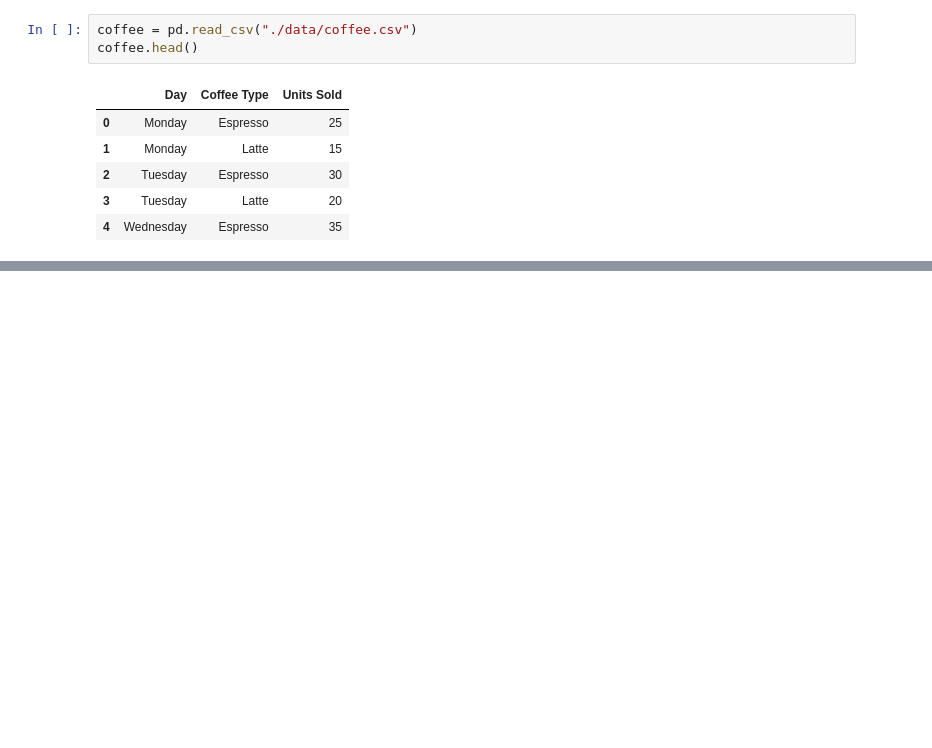
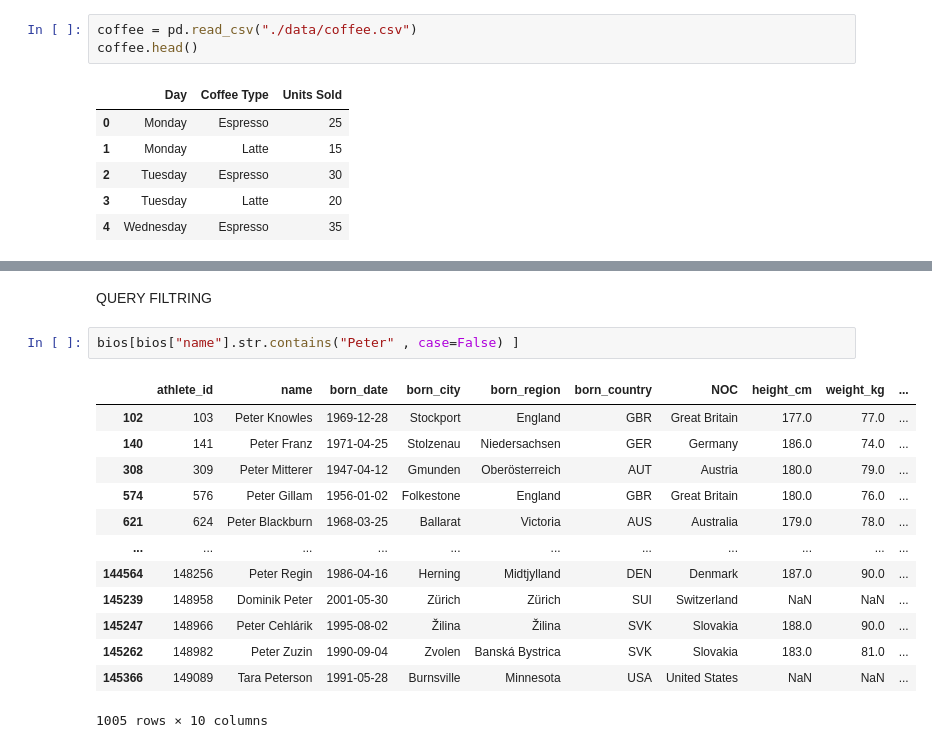
Before and after one commit to muddassirali8089/Pandas, a Jupyter notebook: pandas.ipynb, the cells around one changed output, grey strips where cells are left out. Saved outputs shown, nothing was run; the diff lists cells and outputs as text; blank space fills up the shorter version.

```diff
--- a/pandas.ipynb
+++ b/pandas.ipynb
@@ -24,0 +160,18 @@ coffee.head()
+# %% [markdown]
+QUERY FILTRING
+# %%
+bios[bios["name"].str.contains("Peter" , case=False) ]
+# %% [output]
+|  | athlete_id | name | born_date | born_city | born_region | born_country | NOC | height_cm | weight_kg | ... |
+| 102 | 103 | Peter Knowles | 1969-12-28 | Stockport | England | GBR | Great Britain | 177.0 | 77.0 | ... |
+| 140 | 141 | Peter Franz | 1971-04-25 | Stolzenau | Niedersachsen | GER | Germany | 186.0 | 74.0 | ... |
+| 308 | 309 | Peter Mitterer | 1947-04-12 | Gmunden | Oberösterreich | AUT | Austria | 180.0 | 79.0 | ... |
+| 574 | 576 | Peter Gillam | 1956-01-02 | Folkestone | England | GBR | Great Britain | 180.0 | 76.0 | ... |
+| 621 | 624 | Peter Blackburn | 1968-03-25 | Ballarat | Victoria | AUS | Australia | 179.0 | 78.0 | ... |
+| ... | ... | ... | ... | ... | ... | ... | ... | ... | ... | ... |
+| 144564 | 148256 | Peter Regin | 1986-04-16 | Herning | Midtjylland | DEN | Denmark | 187.0 | 90.0 | ... |
+| 145239 | 148958 | Dominik Peter | 2001-05-30 | Zürich | Zürich | SUI | Switzerland | NaN | NaN | ... |
+| 145247 | 148966 | Peter Cehlárik | 1995-08-02 | Žilina | Žilina | SVK | Slovakia | 188.0 | 90.0 | ... |
+| 145262 | 148982 | Peter Zuzin | 1990-09-04 | Zvolen | Banská Bystrica | SVK | Slovakia | 183.0 | 81.0 | ... |
+| 145366 | 149089 | Tara Peterson | 1991-05-28 | Burnsville | Minnesota | USA | United States | NaN | NaN | ... |
+1005 rows × 10 columns
```
Also changed, not shown: parts of 9 cells of this notebook.
